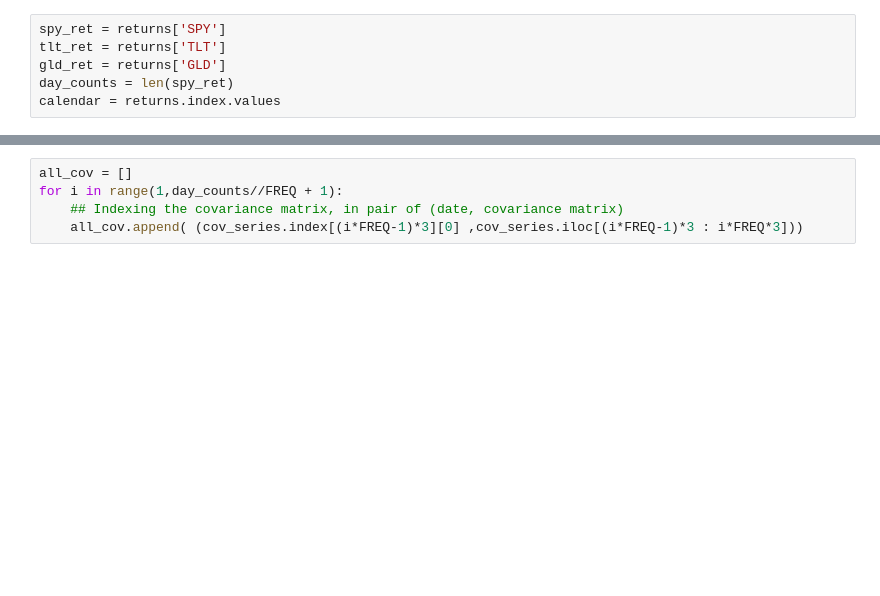
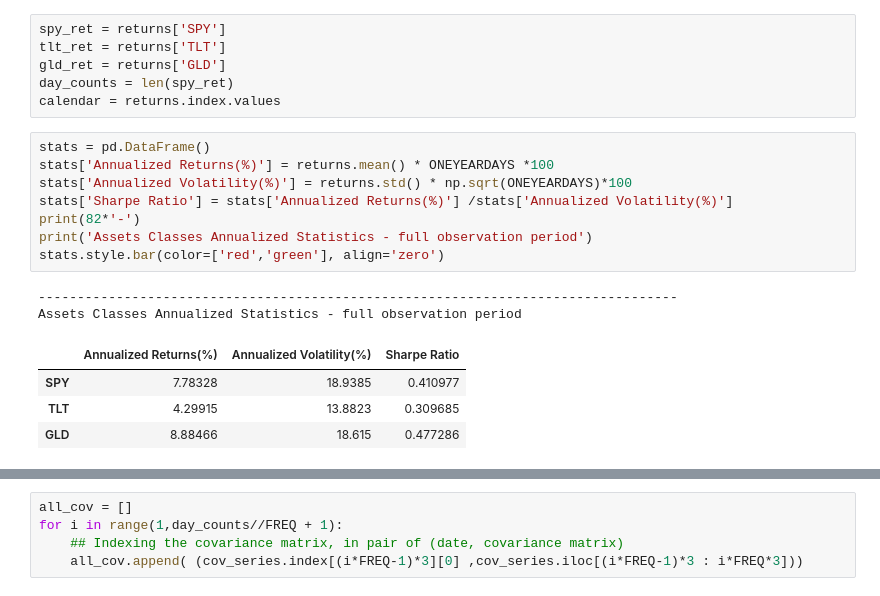
Before and after one commit to wrk1231/EqualCapitalVSEqualRisk, a Jupyter notebook: EqualCapitalVSEqualRisk.ipynb, the cells around one changed output, grey strips where cells are left out. Cells and saved outputs as stored; diff of their text form; blank space fills up the shorter version.

```diff
--- a/EqualCapitalVSEqualRisk.ipynb
+++ b/EqualCapitalVSEqualRisk.ipynb
@@ -77,3 +102,18 @@ tlt_ret = returns['TLT']
 gld_ret = returns['GLD']
 day_counts = len(spy_ret)
 calendar = returns.index.values
+# %%
+stats = pd.DataFrame()
+stats['Annualized Returns(%)'] = returns.mean() * ONEYEARDAYS *100
+stats['Annualized Volatility(%)'] = returns.std() * np.sqrt(ONEYEARDAYS)*100
+stats['Sharpe Ratio'] = stats['Annualized Returns(%)'] /stats['Annualized Volatility(%)']
+print(82*'-')
+print('Assets Classes Annualized Statistics - full observation period')
+stats.style.bar(color=['red','green'], align='zero')
+# %% [output]
+----------------------------------------------------------------------------------
+Assets Classes Annualized Statistics - full observation period
+|  | Annualized Returns(%) | Annualized Volatility(%) | Sharpe Ratio |
+| SPY | 7.78328 | 18.9385 | 0.410977 |
+| TLT | 4.29915 | 13.8823 | 0.309685 |
+| GLD | 8.88466 | 18.615 | 0.477286 |
```
Also changed, not shown: parts of 16 cells of this notebook.
